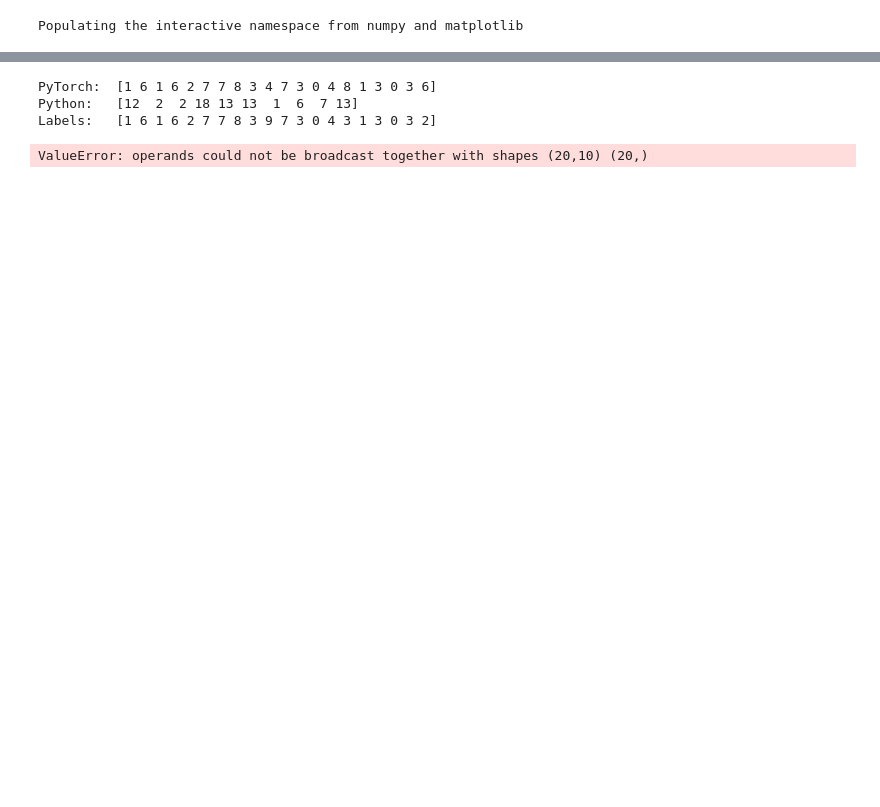
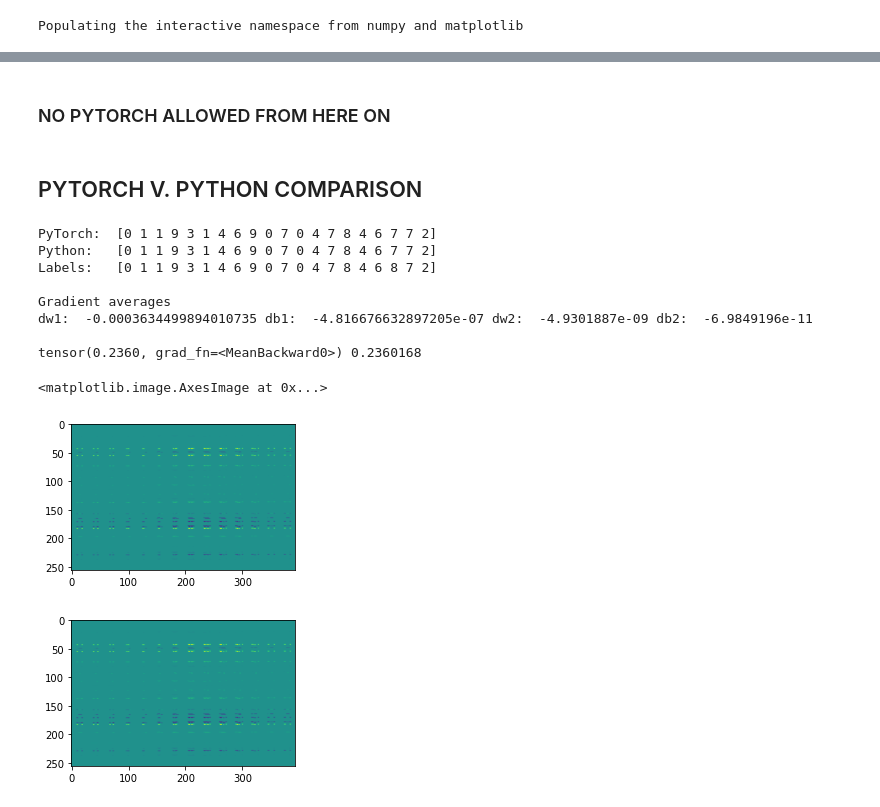
Before and after one commit to Popeyef5/NumpyMNIST, a Jupyter notebook: MNIST classifier without ML framework (Python + NumPy only).ipynb, the cells around one changed output, grey strips where cells are left out. Drawn from its saved outputs; the diff is of its cells as text; code cells hidden in the pictures; blank space fills up the shorter version.

```diff
--- a/MNIST classifier without ML framework (Python + NumPy only).ipynb
+++ b/MNIST classifier without ML framework (Python + NumPy only).ipynb
@@ -102,3 +89,5 @@ def dot(a, b):
+# %% [markdown]
+### NO PYTORCH ALLOWED FROM HERE ON
 # %%
 # Layer function definition
 
@@ -281,3 +287,5 @@ class NPClassifier:
+# %% [markdown]
+## PYTORCH V. PYTHON COMPARISON
 # %%
 # Model comparison
 
@@ -285,42 +293,57 @@ class NPClassifier:
 w1 = model.l1.weight.detach().numpy().T
 b1 = model.l1.bias.detach().numpy().reshape((-1, 128))
 w2 = model.l2.weight.detach().numpy().T
 b2 = model.l2.bias.detach().numpy().reshape((-1, 10))
-npmodel = NPClassifier.from_weights(w1, w2, b1, b2)
+npmodel = NPClassifier.from_weights(w1, w2, b1=b1, b2=b2)
 
 # Compare predictions
 n = 20
 samples_idx = np.random.randint(0, X_test.shape[0], size=n)
 X_test_reshaped = X_test[samples_idx].reshape(-1, 28*28)
 out_model = np.argmax(model(torch.tensor(X_test_reshaped).float()).detach().numpy(), 1)
-out_npmodel = np.argmax(npmodel(X_test_reshaped), 0)
+out_npmodel = np.argmax(npmodel(X_test_reshaped), 1)
 
 print('PyTorch: ', out_model)
 print('Python:  ', out_npmodel)
 print('Labels:  ', Y_test[samples_idx])
 
 # Gradient of PyTorch trained weights and biases is near 0
 loss_function = NLLLoss()
-nploss, dw1, db1, dw2, db2 = npmodel.forward_backward(X_test_reshaped, Y_test[samples_idx], loss_function)
+nploss, dw1, dw2, db1, db2, _ = npmodel.forward_backward(X_test_reshaped, Y_test[samples_idx], loss_function)
 print('\nGradient averages \ndw1: ', np.average(dw1), 'db1: ', np.average(db1), 'dw2: ', np.average(dw2), 'db2: ', np.average(db2), '\n')
 
 # Gradient equivalence
 model.zero_grad()
 out = model(torch.tensor(X_test_reshaped).float())
 loss_function = nn.NLLLoss(reduction='none')
 loss = loss_function(out, torch.tensor(Y_test[samples_idx]).long())
 loss = loss.mean()
 print(loss, nploss)
 loss.backward()
 
 Y_train[samples_idx].shape
-# figsize(8, 8)
-# imshow(np.average(dw1, axis=0).reshape(256, 28*14))
-# figure()
-# imshow(model.l1.weight.grad.detach().numpy().reshape(256, 28*14))
+figsize(4, 4)
+imshow(dw1.T.reshape(256, 28*14))
+# imshow(db1.mean(axis=0).reshape(8, 16))
+# imshow(dw2.T.reshape(20, 64))
+# imshow(db2.mean(axis=0).reshape(1, 10))
+# imshow(out_npmodel)
+figure()
+imshow(model.l1.weight.grad.detach().numpy().reshape(256, 28*14))
+# imshow(model.l1.bias.grad.detach().numpy().reshape(8, 16))
+# imshow(model.l2.weight.grad.detach().numpy().reshape(20, 64))
+# imshow(model.l2.bias.grad.detach().numpy().reshape(1, 10))
+# imshow(out_model)
 # %% [output]
-PyTorch:  [1 6 1 6 2 7 7 8 3 4 7 3 0 4 8 1 3 0 3 6]
-Python:   [12  2  2 18 13 13  1  6  7 13]
-Labels:   [1 6 1 6 2 7 7 8 3 9 7 3 0 4 3 1 3 0 3 2]
+PyTorch:  [0 1 1 9 3 1 4 6 9 0 7 0 4 7 8 4 6 7 7 2]
+Python:   [0 1 1 9 3 1 4 6 9 0 7 0 4 7 8 4 6 7 7 2]
+Labels:   [0 1 1 9 3 1 4 6 9 0 7 0 4 7 8 4 6 8 7 2]
+
+Gradient averages
+dw1:  -0.0003634499894010735 db1:  -4.816676632897205e-07 dw2:  -4.9301887e-09 db2:  -6.9849196e-11
+
+tensor(0.2360, grad_fn=<MeanBackward0>) 0.2360168
-ValueError: operands could not be broadcast together with shapes (20,10) (20,)
+<matplotlib.image.AxesImage at 0x...>
+[figure, added]
+[figure, added]
 # %%
```
Also changed, not shown: parts of 19 cells of this notebook.
